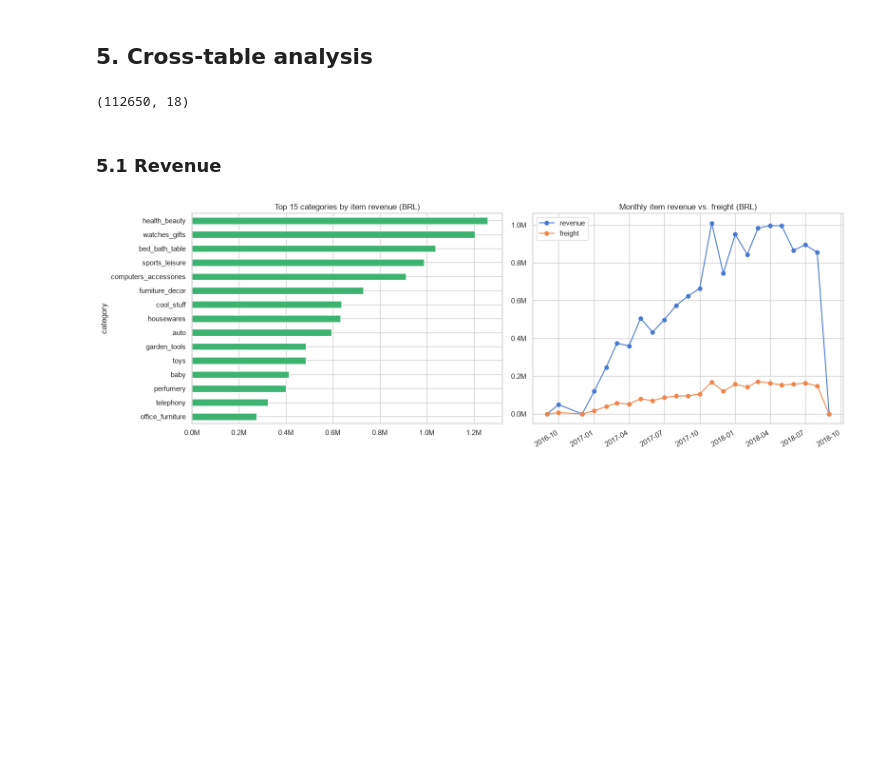
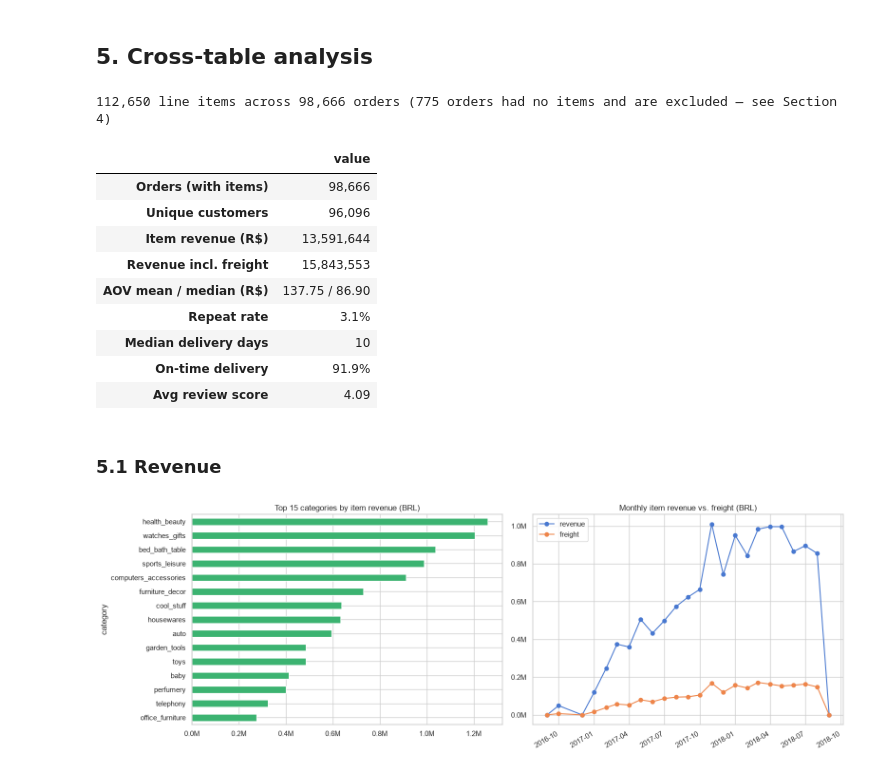
Before and after one commit to IT5006-Group9/IT5006-Group9-Olist-Project, a Jupyter notebook: notebooks/olist_eda.ipynb, the cells around one changed output. Cells and saved outputs as stored; diff of their text form; code cells hidden in the pictures; blank space fills up the shorter version.

```diff
--- a/notebooks/olist_eda.ipynb
+++ b/notebooks/olist_eda.ipynb
@@ -673,15 +737,55 @@ Name: count, dtype: int64
 ## 5. Cross-table analysis
 # %%
 # Build one analytical frame at order-item grain
-full = (items
-        .merge(orders, on="order_id", how="left")
-        .merge(products_en[["product_id", "category"]], on="product_id", how="left")
-        .merge(customers[["customer_id", "customer_state"]], on="customer_id", how="left")
-        .merge(sellers[["seller_id", "seller_state"]], on="seller_id", how="left"))
-full["month"] = full.order_purchase_timestamp.dt.to_period("M")
-print(full.shape)
+df = (items
+      .merge(products_en[["product_id", "category", "product_weight_g"]], on="product_id", how="left")
+      .merge(orders[["order_id", "customer_id", "order_status", "order_purchase_timestamp",
+                     "order_delivered_customer_date", "order_estimated_delivery_date"]], on="order_id", how="left")
+      .merge(customers[["customer_id", "customer_unique_id", "customer_state", "customer_city"]], on="customer_id", how="left")
+      .merge(sellers[["seller_id", "seller_state"]], on="seller_id", how="left"))
+
+df["category"]      = df["category"].fillna("unknown")
+df["year_month"]    = df.order_purchase_timestamp.dt.to_period("M")
+df["day_of_week"]   = df.order_purchase_timestamp.dt.day_name()
+df["delivery_days"] = (df.order_delivered_customer_date - df.order_purchase_timestamp).dt.days
+df["is_on_time"]    = df.order_delivered_customer_date <= df.order_estimated_delivery_date   # False when undelivered
+df["item_revenue"]  = df.price + df.freight_value
+
+full = df   # keep the old name so the rest of Section 5 runs unchanged
+
+n_dropped = orders.order_id.nunique() - df.order_id.nunique()
+print(f"{len(df):,} line items across {df.order_id.nunique():,} orders "
+      f"({n_dropped} orders had no items and are excluded — see Section 4)")
 # %% [output]
-(112650, 18)
+112,650 line items across 98,666 orders (775 orders had no items and are excluded — see Section 4)
+# %%
+order_totals = df.groupby("order_id").price.sum()
+delivered_df = df[df.order_status == "delivered"]
+orders_per_person = customers.customer_unique_id.value_counts()
+
+kpis = pd.Series({
+    "Orders (with items)":     f"{df.order_id.nunique():,}",
+    "Unique customers":        f"{customers.customer_unique_id.nunique():,}",
+    "Item revenue (R$)":       f"{df.price.sum():,.0f}",
+    "Revenue incl. freight":   f"{df.item_revenue.sum():,.0f}",
+    "AOV mean / median (R$)":  f"{order_totals.mean():.2f} / {order_totals.median():.2f}",
+    "Repeat rate":             f"{(orders_per_person > 1).mean():.1%}",
+    "Median delivery days":    f"{delivered_df.drop_duplicates('order_id').delivery_days.median():.0f}",
+    "On-time delivery":        f"{delivered_df.drop_duplicates('order_id').is_on_time.mean():.1%}",
+    "Avg review score":        f"{reviews.review_score.mean():.2f}",
+}, name="value")
+kpis.to_frame()
+# %% [output]
+|  | value |
+| Orders (with items) | 98,666 |
+| Unique customers | 96,096 |
+| Item revenue (R$) | 13,591,644 |
+| Revenue incl. freight | 15,843,553 |
+| AOV mean / median (R$) | 137.75 / 86.90 |
+| Repeat rate | 3.1% |
+| Median delivery days | 10 |
+| On-time delivery | 91.9% |
+| Avg review score | 4.09 |
 # %% [markdown]
 ### 5.1 Revenue
 # %%
```
Also changed, not shown: parts of 8 cells of this notebook.
